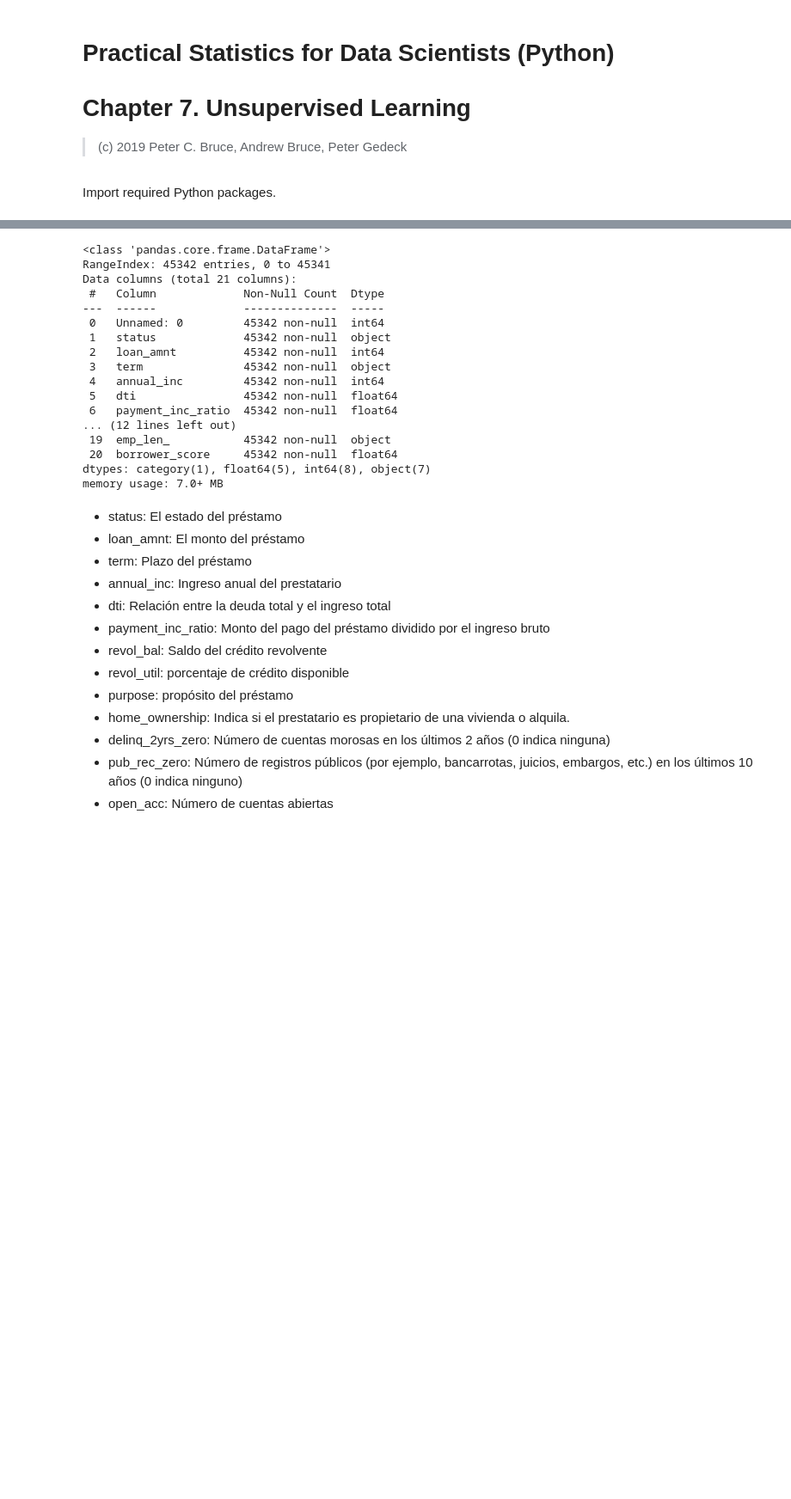
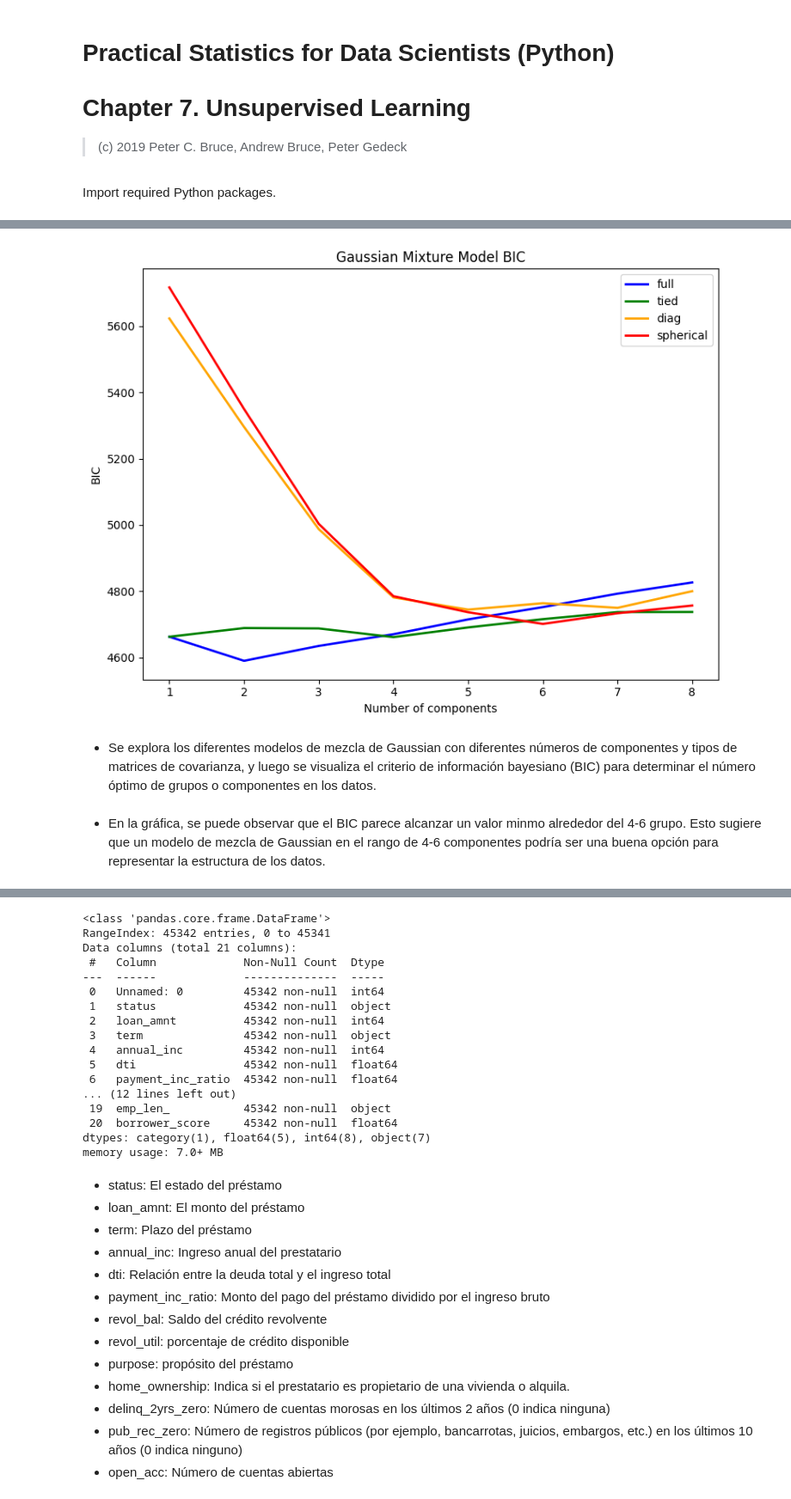
Before and after one commit to carbajaljerson/EstadisticaRPython, a Jupyter notebook: Capitulo7.ipynb, the cells around one changed output, grey strips where cells are left out. Shown: that part at 86% size. Saved outputs shown, nothing was run; the diff lists cells and outputs as text; code cells hidden in the pictures; blank space fills up the shorter version.

```diff
--- a/Capitulo7.ipynb
+++ b/Capitulo7.ipynb
@@ -29,0 +47,67 @@ from collections import Counter
+# %%
+import pandas as pd
+import matplotlib.pyplot as plt
+from sklearn.mixture import GaussianMixture
+
+# Cargar los datos
+sp500_px = pd.read_csv(r'./data/sp500_data.csv.gz', index_col=0)
+df = sp500_px.loc[sp500_px.index >= '2011-01-01', ['XOM', 'CVX']]
+
+
+# En result se almacenará los resultados de los modelos ajustados.
+results = []
+
+# Se define una lista de los diferentes tipos de matrices de covarianza que se utilizarán en los modelos de mezcla de Gaussian.
+covariance_types = ['full', 'tied', 'diag', 'spherical']
+
+colors = ['blue', 'green', 'orange', 'red']
+
+#Se crea una figura
+fig, ax = plt.subplots(figsize=(8, 6))
+
+# Se itera para los diferentes tipos de matrices de covarianza
+# y en cada tipo se iteran los componentes (de 1 a 8)
+
+
+for i, covariance_type in enumerate(covariance_types):
+    for n_components in range(1, 9):
+
+        # Se crea una instancia del modelo de mezcla de Gaussian con el número de componentes y
+        # el tipo de matriz de covarianza especificados anteriormente
+        mclust = GaussianMixture(n_components=n_components, warm_start=True,
+                                 covariance_type=covariance_type)
+
+        # Se ajusta el modelo a los datos contenidos en el dataframe df
+        mclust.fit(df)
+
+        #  Se agrega a la lista un diccionario con el BIC, el número de componentes y el tipo de matriz de covarianza
+        results.append({
+            'bic': mclust.bic(df),
+            'n_components': n_components,
+            'covariance_type': covariance_type
+        })
+
+# Se convierte la lista results en un dataframe
+results = pd.DataFrame(results)
+
+
+# Se itera a través de los diferentes tipos de matrices de covarianza
+# y se traza la curva del BIC en función del número de componentes para cada tipo
+
+for i, covariance_type in enumerate(covariance_types):
+    subset = results.loc[results.covariance_type == covariance_type, :]
+    subset.plot(x='n_components', y='bic', ax=ax, label=covariance_type,
+                kind='line', color=colors[i], linewidth=2)
+
+ax.set_xlabel('Number of components')
+ax.set_ylabel('BIC')
+ax.set_title('Gaussian Mixture Model BIC')
+ax.legend()
+plt.tight_layout()
+plt.show()
+# %% [output]
+[figure, added]
+# %% [markdown]
+- Se explora los diferentes modelos de mezcla de Gaussian con diferentes números de componentes y tipos de matrices de covarianza, y luego se  visualiza el criterio de información bayesiano (BIC) para determinar el número óptimo de grupos o componentes en los datos.
+# %% [markdown]
+- En la gráfica, se puede observar que el BIC parece alcanzar un valor minmo alrededor del 4-6 grupo. Esto sugiere que un modelo de mezcla de Gaussian en el rango de 4-6 componentes podría ser una buena opción para representar la estructura de los datos.
```
Also changed, not shown: parts of 8 cells of this notebook.
